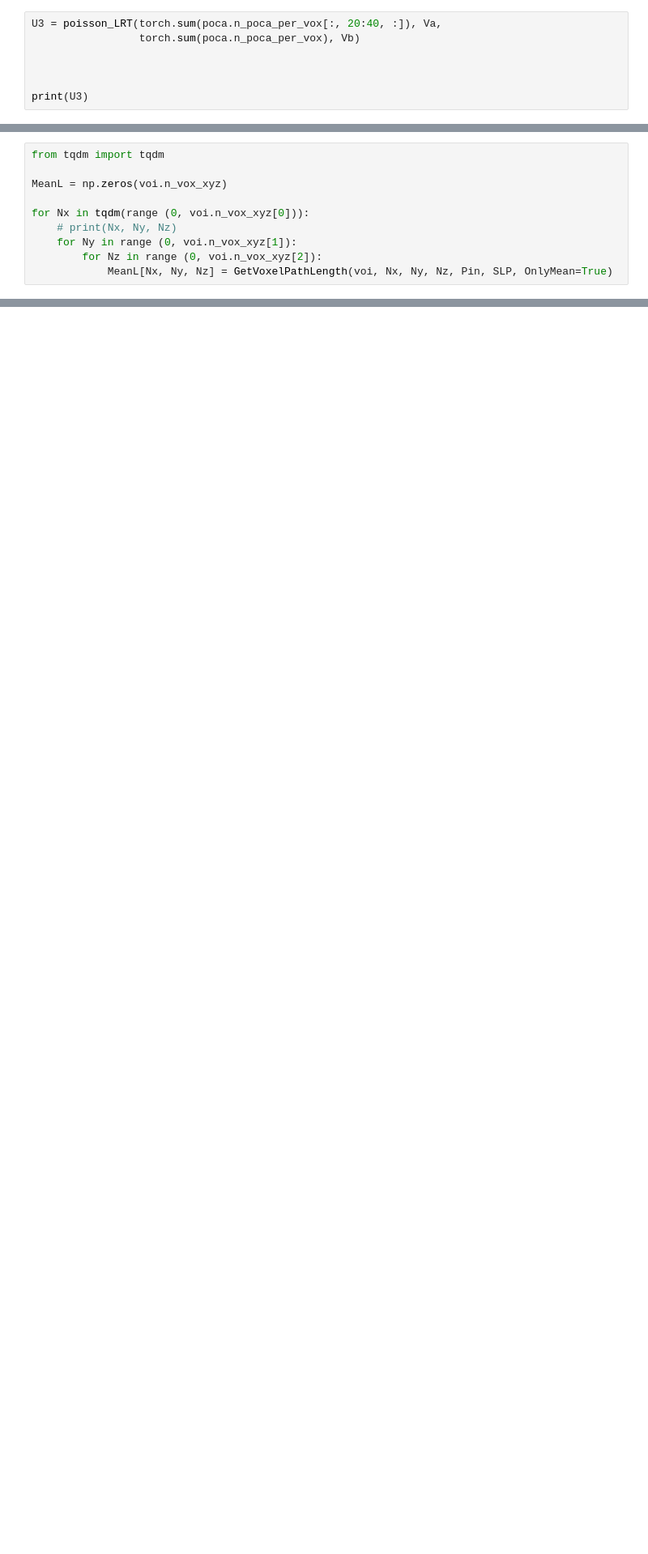
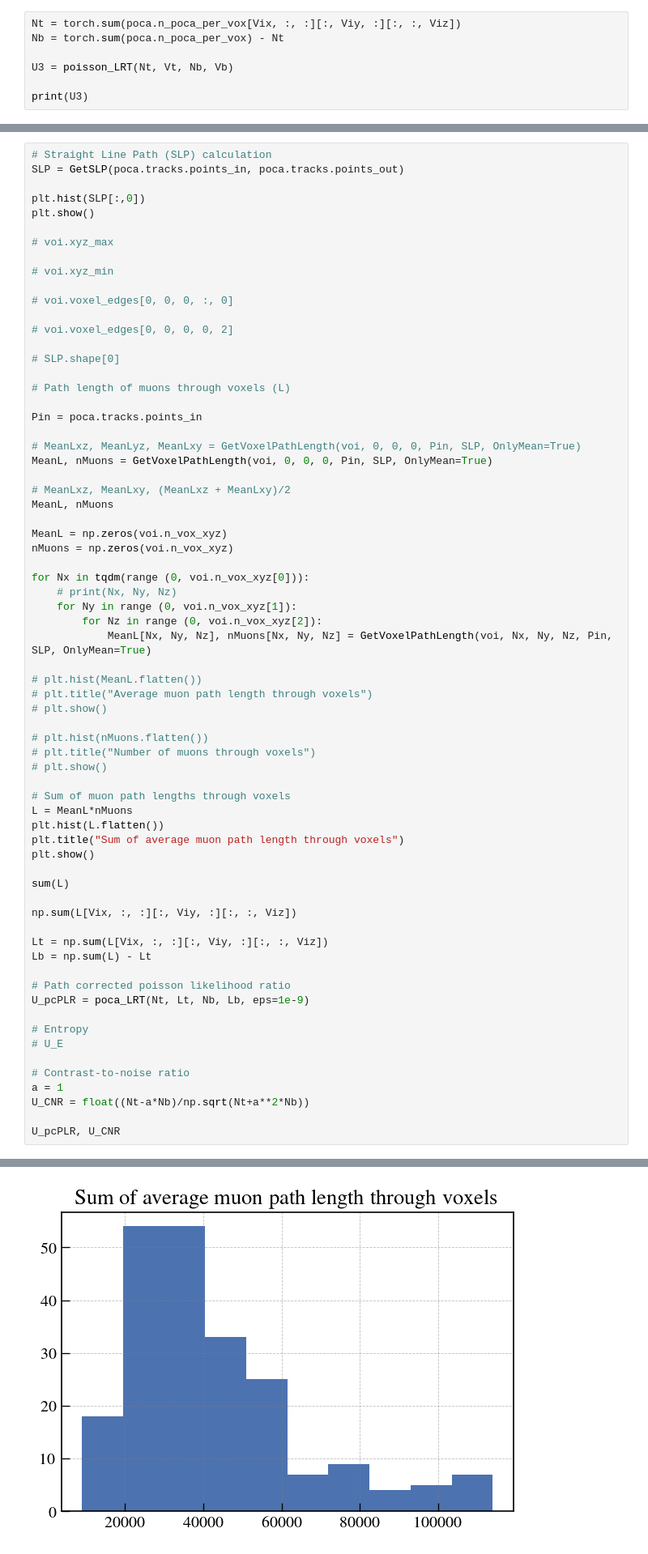
Before and after one commit to MaximeLagrange/muograph, a Jupyter notebook: Analysis.ipynb, the cells around one changed output, grey strips where cells are left out. Shown at 81% size. Cells and saved outputs as stored; diff of their text form; blank space fills up the shorter version.

```diff
--- a/Analysis.ipynb
+++ b/Analysis.ipynb
@@ -1091,8 +1117,8 @@ tensor([ 0.6141,  0.0150, -0.7891])
 # %%
-U3 = poisson_LRT(torch.sum(poca.n_poca_per_vox[:, 20:40, :]), Va,
-                 torch.sum(poca.n_poca_per_vox), Vb)
+Nt = torch.sum(poca.n_poca_per_vox[Vix, :, :][:, Viy, :][:, :, Viz])
+Nb = torch.sum(poca.n_poca_per_vox) - Nt
 
-
+U3 = poisson_LRT(Nt, Vt, Nb, Vb)
 
 print(U3)
 # %% [output]
@@ -1187,10 +1127,0 @@ voi.n_vox_xyz
-# %%
-from tqdm import tqdm
-
-MeanL = np.zeros(voi.n_vox_xyz)
-
-for Nx in tqdm(range (0, voi.n_vox_xyz[0])):
-    # print(Nx, Ny, Nz)
-    for Ny in range (0, voi.n_vox_xyz[1]):
-        for Nz in range (0, voi.n_vox_xyz[2]):
-            MeanL[Nx, Ny, Nz] = GetVoxelPathLength(voi, Nx, Ny, Nz, Pin, SLP, OnlyMean=True)
@@ -1237,0 +1128,69 @@ sqrt(voi.vox_width[0]**2+voi.vox_width[1]**2)
+# %%
+# Straight Line Path (SLP) calculation
+SLP = GetSLP(poca.tracks.points_in, poca.tracks.points_out)
+
+plt.hist(SLP[:,0])
+plt.show()
+
+# voi.xyz_max
+
+# voi.xyz_min
+
+# voi.voxel_edges[0, 0, 0, :, 0]
+
+# voi.voxel_edges[0, 0, 0, 0, 2]
+
+# SLP.shape[0]
+
+# Path length of muons through voxels (L)
+
+Pin = poca.tracks.points_in
+
+# MeanLxz, MeanLyz, MeanLxy = GetVoxelPathLength(voi, 0, 0, 0, Pin, SLP, OnlyMean=True)
+MeanL, nMuons = GetVoxelPathLength(voi, 0, 0, 0, Pin, SLP, OnlyMean=True)
+
+# MeanLxz, MeanLxy, (MeanLxz + MeanLxy)/2
+MeanL, nMuons
+
+MeanL = np.zeros(voi.n_vox_xyz)
+nMuons = np.zeros(voi.n_vox_xyz)
+
+for Nx in tqdm(range (0, voi.n_vox_xyz[0])):
+    # print(Nx, Ny, Nz)
+    for Ny in range (0, voi.n_vox_xyz[1]):
+        for Nz in range (0, voi.n_vox_xyz[2]):
+            MeanL[Nx, Ny, Nz], nMuons[Nx, Ny, Nz] = GetVoxelPathLength(voi, Nx, Ny, Nz, Pin, SLP, OnlyMean=True)
+
+# plt.hist(MeanL.flatten())
+# plt.title("Average muon path length through voxels")
+# plt.show()
+
+# plt.hist(nMuons.flatten())
+# plt.title("Number of muons through voxels")
+# plt.show()
+
+# Sum of muon path lengths through voxels
+L = MeanL*nMuons
+plt.hist(L.flatten())
+plt.title("Sum of average muon path length through voxels")
+plt.show()
+
+sum(L)
+
+np.sum(L[Vix, :, :][:, Viy, :][:, :, Viz])
+
+Lt = np.sum(L[Vix, :, :][:, Viy, :][:, :, Viz])
+Lb = np.sum(L) - Lt
+
+# Path corrected poisson likelihood ratio
+U_pcPLR = poca_LRT(Nt, Lt, Nb, Lb, eps=1e-9)
+
+# Entropy
+# U_E
+
+# Contrast-to-noise ratio
+a = 1
+U_CNR = float((Nt-a*Nb)/np.sqrt(Nt+a**2*Nb))
+
+U_pcPLR, U_CNR
+# %% [output]
@@ -1237,0 +1198 @@ sqrt(voi.vox_width[0]**2+voi.vox_width[1]**2)
+[figure, added]
```
Also changed, not shown: parts of 83 cells of this notebook.
